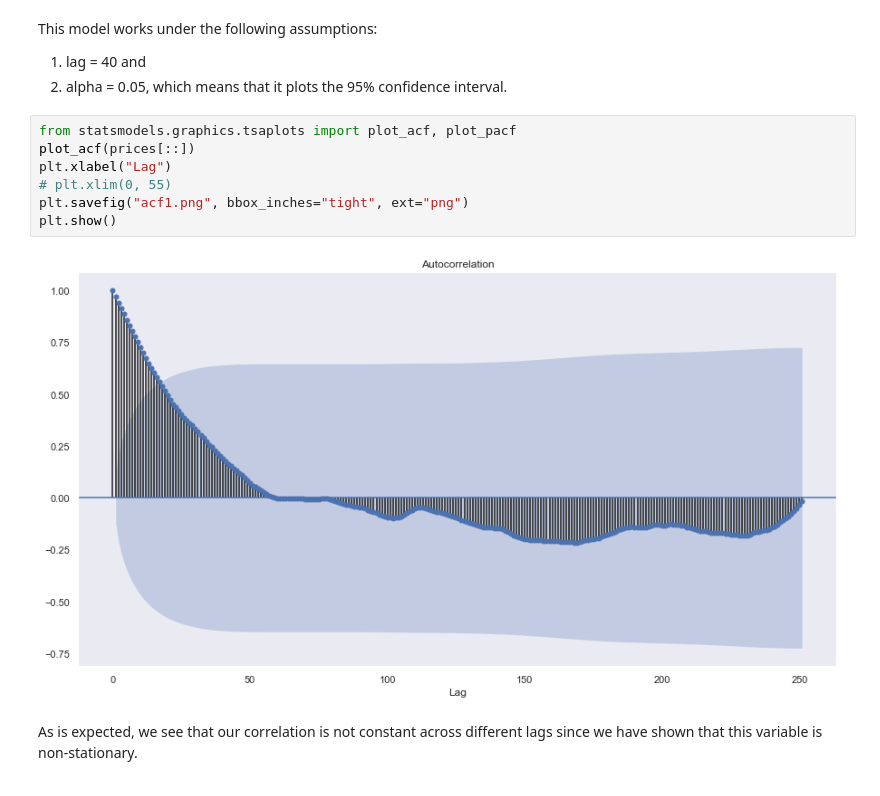
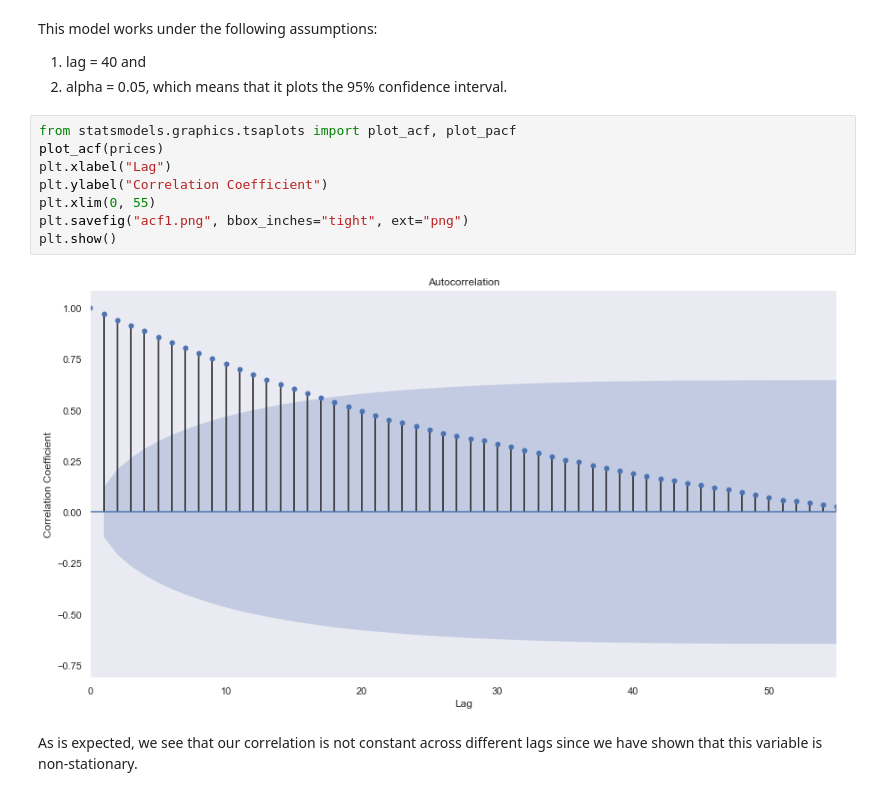
Before and after one commit to zhouandrewc/ThinkStats2, a Jupyter notebook: project2/project2.ipynb, the cells around one changed output. Drawn from its saved outputs; the diff is of its cells as text.

```diff
--- a/project2/project2.ipynb
+++ b/project2/project2.ipynb
@@ -214,13 +214,14 @@ This model works under the following assumptions:
 2. alpha = 0.05, which means that it plots the 95% confidence interval.
 # %%
 from statsmodels.graphics.tsaplots import plot_acf, plot_pacf
-plot_acf(prices[::])
+plot_acf(prices)
 plt.xlabel("Lag")
-# plt.xlim(0, 55)
+plt.ylabel("Correlation Coefficient")
+plt.xlim(0, 55)
 plt.savefig("acf1.png", bbox_inches="tight", ext="png")
 plt.show()
 # %% [output]
-[figure, old version]
+[figure, new version]
 # %% [markdown]
 As is expected, we see that our correlation is not constant across different lags since we have shown that this variable is non-stationary.
 # %% [markdown]
```
